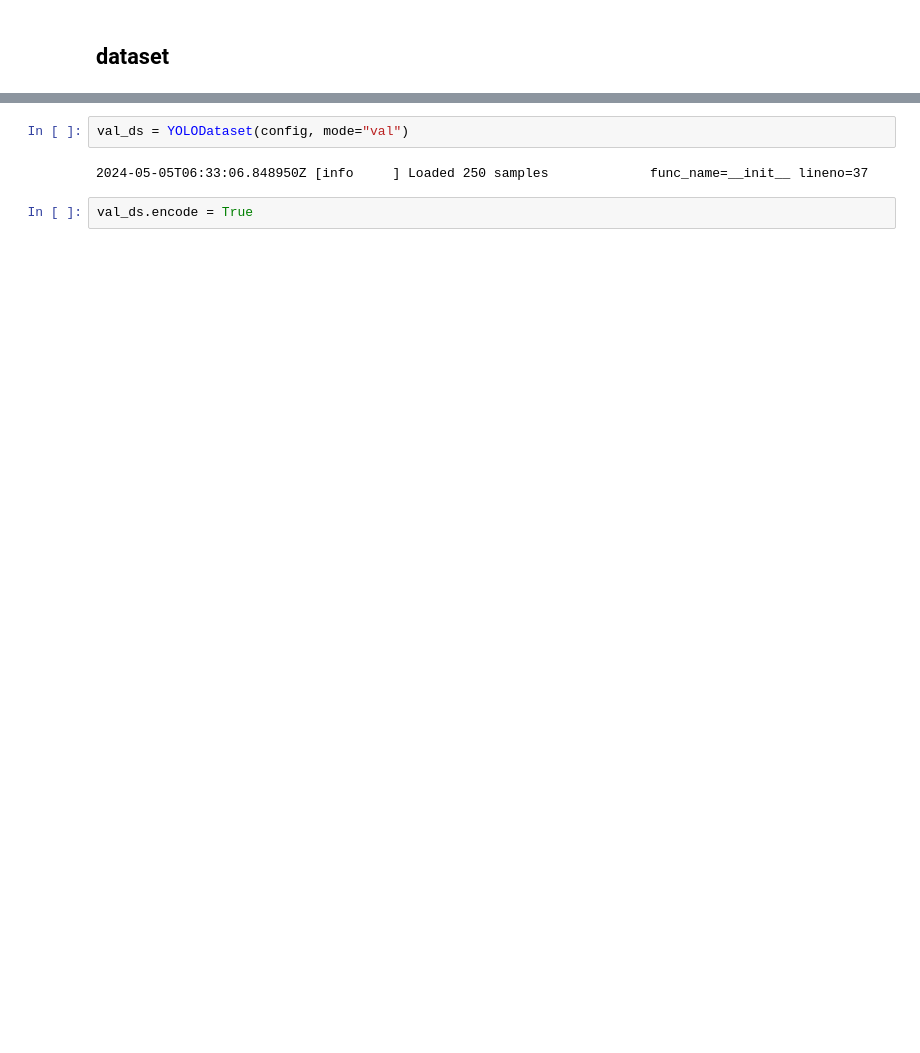
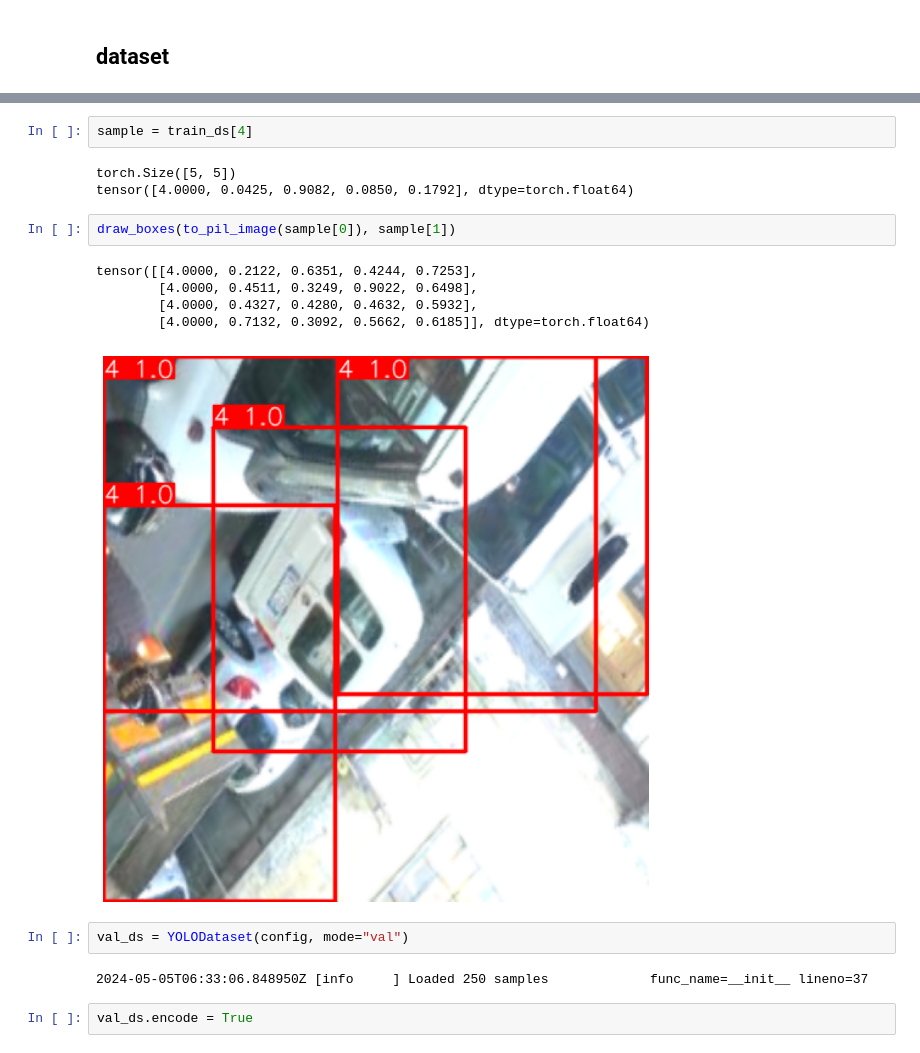
Before and after one commit to ajkdrag/architectures-impl-pytorch, a Jupyter notebook: notebooks/yolov1.ipynb, the cells around one changed output, grey strips where cells are left out. Saved outputs shown, nothing was run; the diff lists cells and outputs as text; blank space fills up the shorter version.

```diff
--- a/notebooks/yolov1.ipynb
+++ b/notebooks/yolov1.ipynb
@@ -35,3 +36,16 @@ train_ds = YOLODataset(config, mode="train")
+# %%
+sample = train_ds[4]
+# %% [output]
+torch.Size([5, 5])
+tensor([4.0000, 0.0425, 0.9082, 0.0850, 0.1792], dtype=torch.float64)
+# %%
+draw_boxes(to_pil_image(sample[0]), sample[1])
+# %% [output]
+tensor([[4.0000, 0.2122, 0.6351, 0.4244, 0.7253],
+        [4.0000, 0.4511, 0.3249, 0.9022, 0.6498],
+        [4.0000, 0.4327, 0.4280, 0.4632, 0.5932],
+        [4.0000, 0.7132, 0.3092, 0.5662, 0.6185]], dtype=torch.float64)
+[figure, added]
 # %%
 val_ds = YOLODataset(config, mode="val")
 # %% [output]
```
Also changed, not shown: parts of 6 cells of this notebook, 11 other files.
